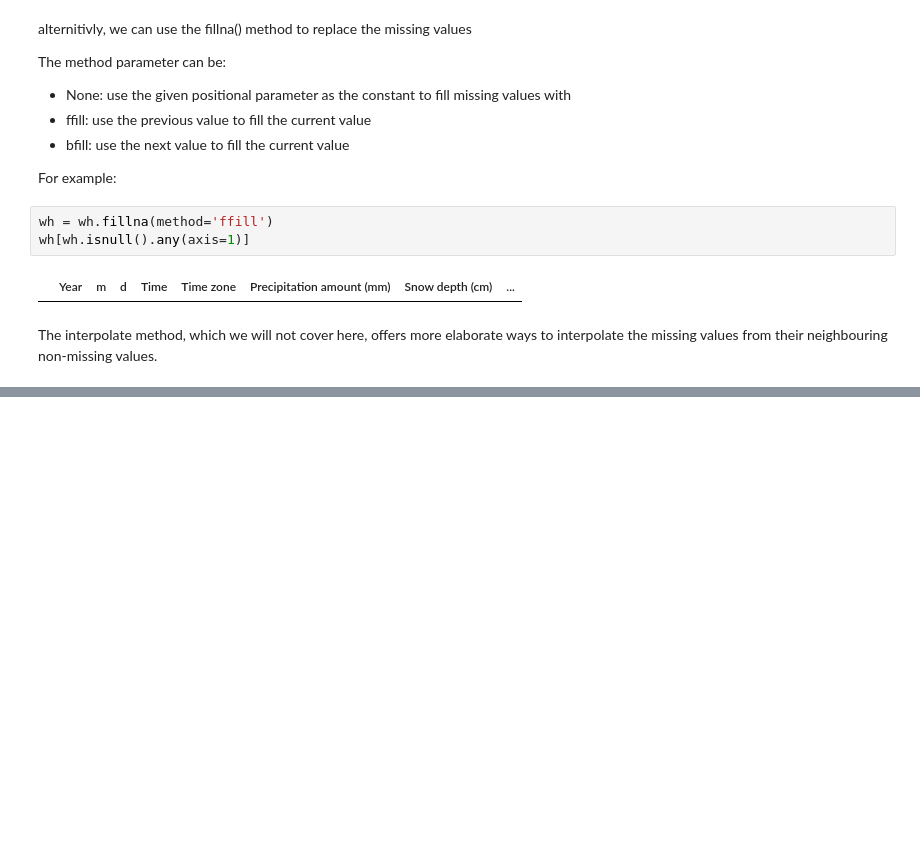
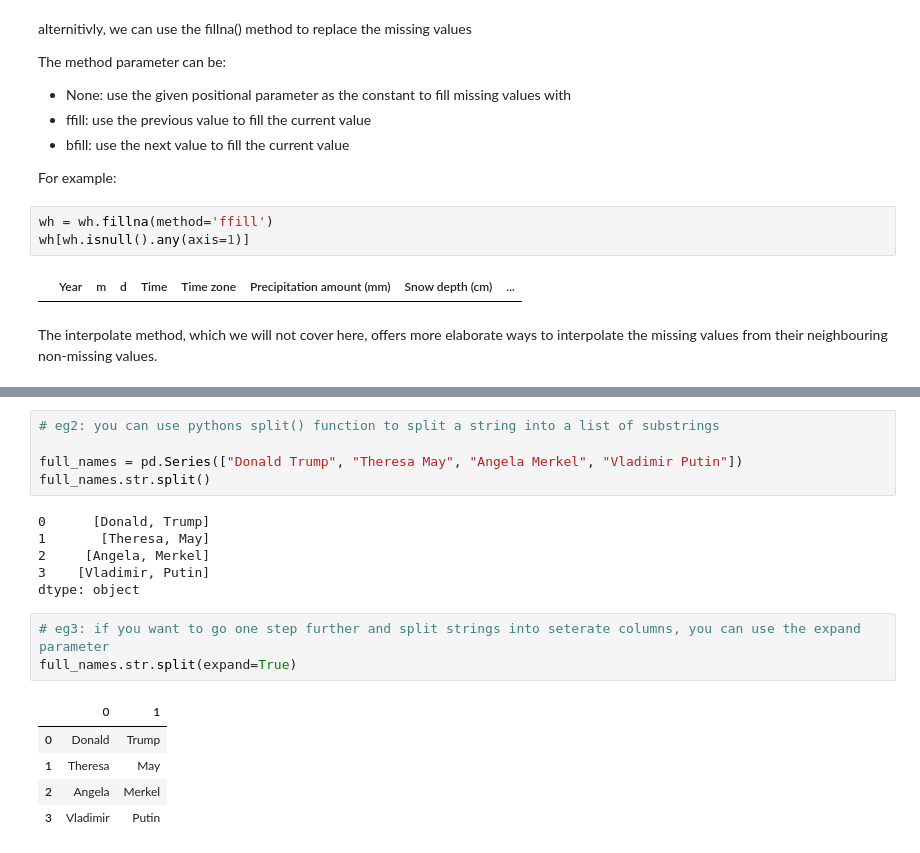
Before and after one commit to henryblu/Data-analysis-with-python, a Jupyter notebook: pandas.ipynb, the cells around one changed output, grey strips where cells are left out. Drawn from its saved outputs; the diff is of its cells as text; blank space fills up the shorter version.

```diff
--- a/pandas.ipynb
+++ b/pandas.ipynb
@@ -213,0 +272,20 @@ The interpolate method, which we will not cover here, offers more elaborate ways
+# %%
+# eg2: you can use pythons split() function to split a string into a list of substrings
+
+full_names = pd.Series(["Donald Trump", "Theresa May", "Angela Merkel", "Vladimir Putin"])
+full_names.str.split()
+# %% [output]
+0      [Donald, Trump]
+1       [Theresa, May]
+2     [Angela, Merkel]
+3    [Vladimir, Putin]
+dtype: object
+# %%
+# eg3: if you want to go one step further and split strings into seterate columns, you can use the expand parameter
+full_names.str.split(expand=True)
+# %% [output]
+|  | 0 | 1 |
+| 0 | Donald | Trump |
+| 1 | Theresa | May |
+| 2 | Angela | Merkel |
+| 3 | Vladimir | Putin |
```
Also changed, not shown: parts of 8 cells of this notebook.
